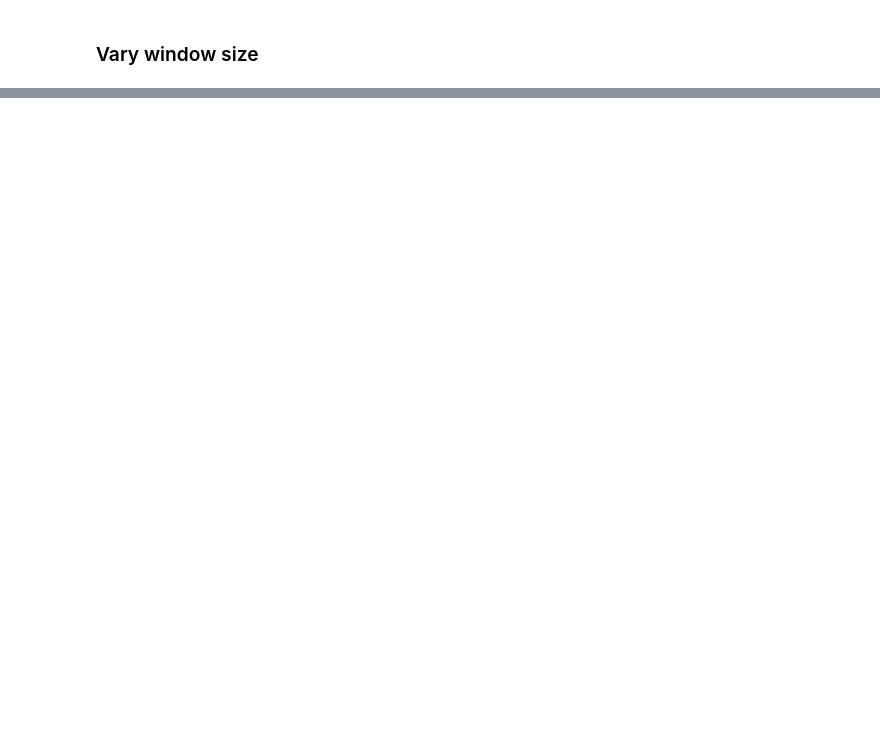
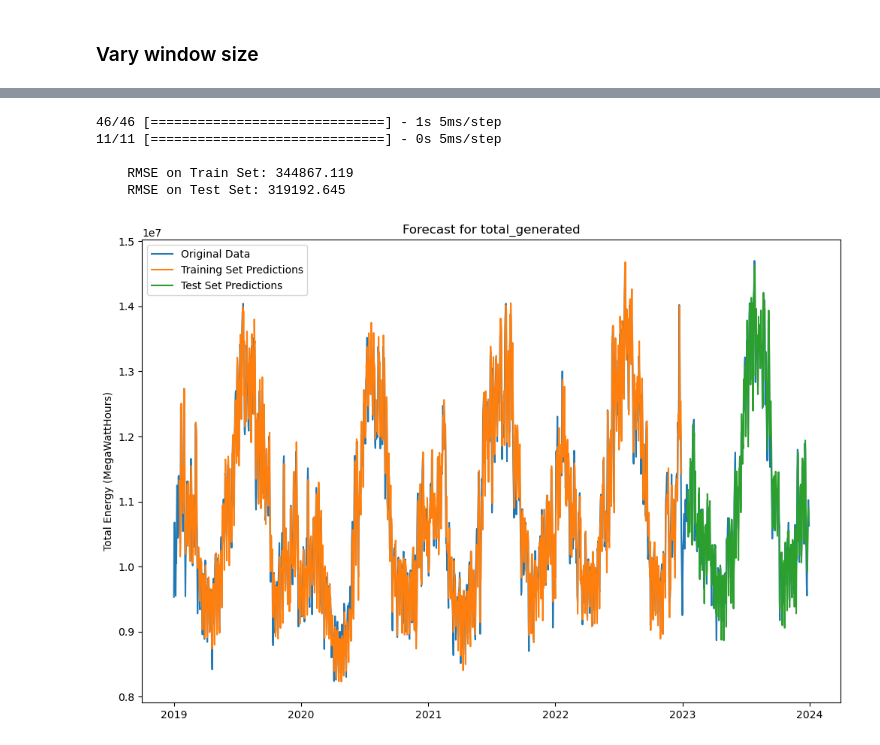
Before and after one commit to sbenston/energy_forecasting, a Jupyter notebook: energy_forecasting_models.ipynb, the cells around one changed output, grey strips where cells are left out. Cells and saved outputs as stored; diff of their text form; code cells hidden in the pictures; blank space fills up the shorter version.

Commit message:
Add chart for optmized model

```diff
--- a/energy_forecasting_models.ipynb
+++ b/energy_forecasting_models.ipynb
@@ -489,0 +534,32 @@ RMSE on Test Set: 315052.102 with window size 15
+# %%
+# Fit model for 50 epochs and get predictions
+train_pred, test_pred = get_predictions(model, X_train, y_train, epochs=50)
+
+# Revert scaling for target and predictions
+y_train_unscaled, train_pred_unscaled = unscale_data(scaler, y_train, train_pred)
+y_test_unscaled, test_pred_unscaled = unscale_data(scaler, y_test, test_pred)
+
+# Get rmse for both sets of data
+rmse_train = root_mean_squared_error(y_train_unscaled, train_pred_unscaled)
+rmse_test = root_mean_squared_error(y_test_unscaled, test_pred_unscaled)
+
+# Align prediction data to match original data x-axis
+shifted_train_pred, shifted_test_pred = shift_predictions(train_pred_unscaled,
+                                                          test_pred_unscaled,
+                                                          total_generated_df,
+                                                          window_size=window_size)
+
+print(f'''
+    RMSE on Train Set: {rmse_train:.3f}
+    RMSE on Test Set: {rmse_test:.3f}
+    ''')
+
+# Plot predictions against original data
+plot_predictions(total_generated_df, shifted_train_pred, shifted_test_pred)
+# %% [output]
+46/46 [==============================] - 1s 5ms/step
+11/11 [==============================] - 0s 5ms/step
+
+    RMSE on Train Set: 344867.119
+    RMSE on Test Set: 319192.645
+[figure, added]
```
Also changed, not shown: parts of 8 cells of this notebook.
